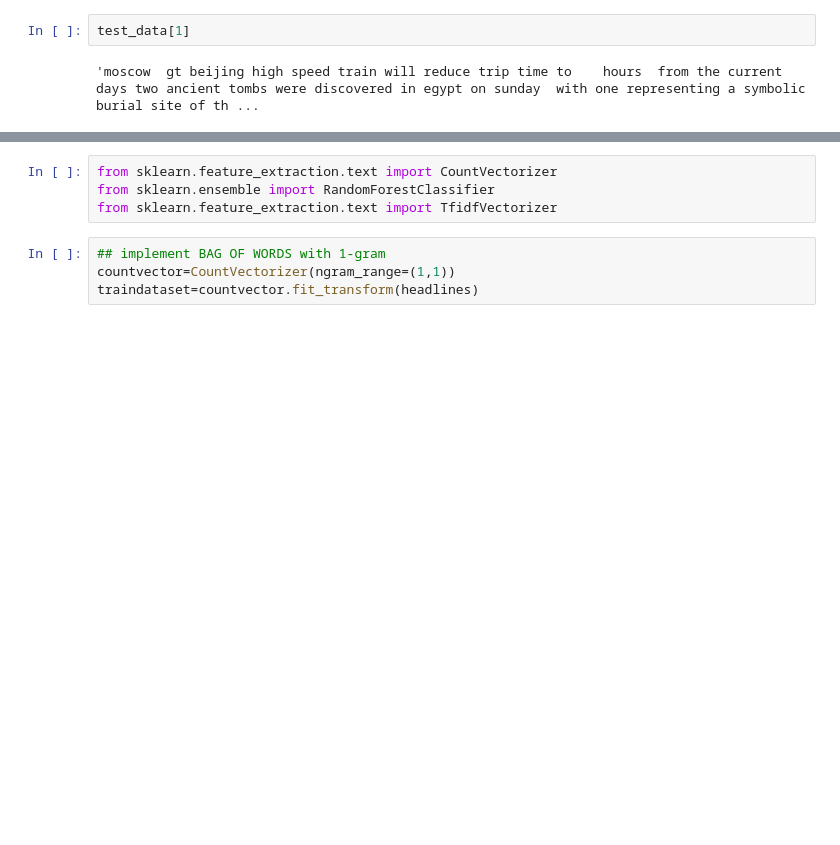
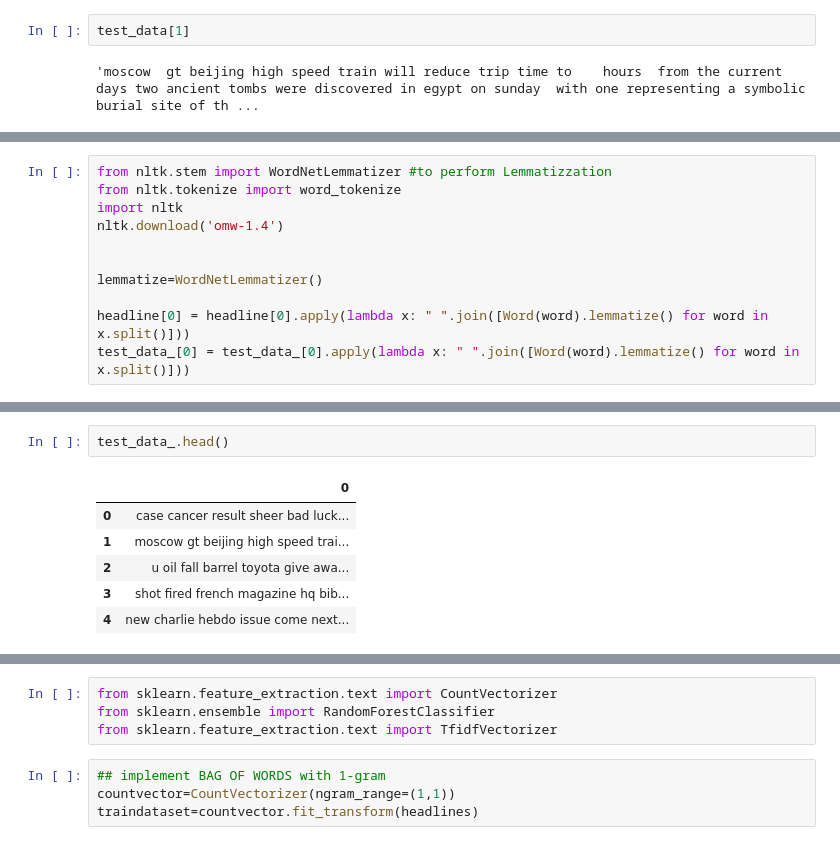
Before and after one commit to Kaleab1999/text-analytics-NLP, a Jupyter notebook: Stock_market_sentiment_analysis.ipynb, the cells around one changed output, grey strips where cells are left out. Drawn from its saved outputs; the diff is of its cells as text; blank space fills up the shorter version.

```diff
--- a/Stock_market_sentiment_analysis.ipynb
+++ b/Stock_market_sentiment_analysis.ipynb
@@ -104,0 +282,11 @@ test_data[1]
+# %%
+from nltk.stem import WordNetLemmatizer #to perform Lemmatizzation
+from nltk.tokenize import word_tokenize
+import nltk
+nltk.download('omw-1.4')
+
+
+lemmatize=WordNetLemmatizer()
+
+headline[0] = headline[0].apply(lambda x: " ".join([Word(word).lemmatize() for word in x.split()]))
+test_data_[0] = test_data_[0].apply(lambda x: " ".join([Word(word).lemmatize() for word in x.split()]))
@@ -104,0 +295,9 @@ test_data[1]
+# %%
+test_data_.head()
+# %% [output]
+|  | 0 |
+| 0 | case cancer result sheer bad luck... |
+| 1 | moscow gt beijing high speed trai... |
+| 2 | u oil fall barrel toyota give awa... |
+| 3 | shot fired french magazine hq bib... |
+| 4 | new charlie hebdo issue come next... |
```
Also changed, not shown: parts of 19 cells of this notebook.
